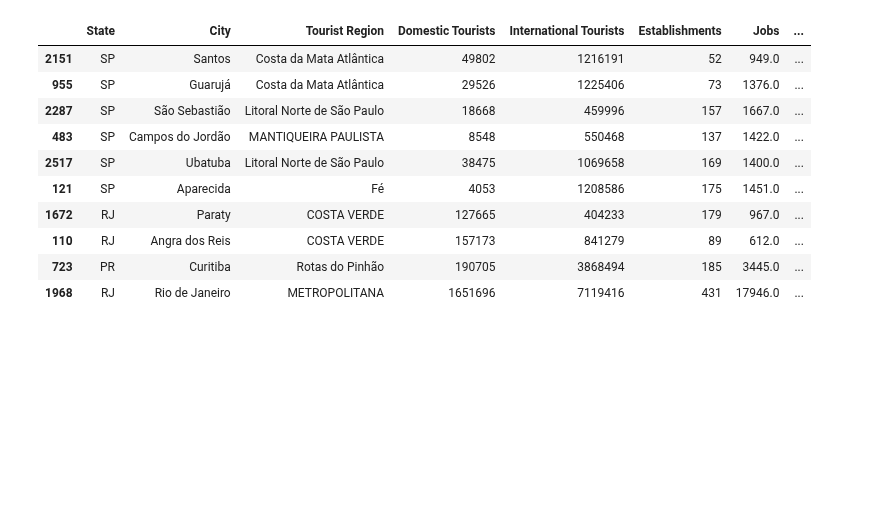
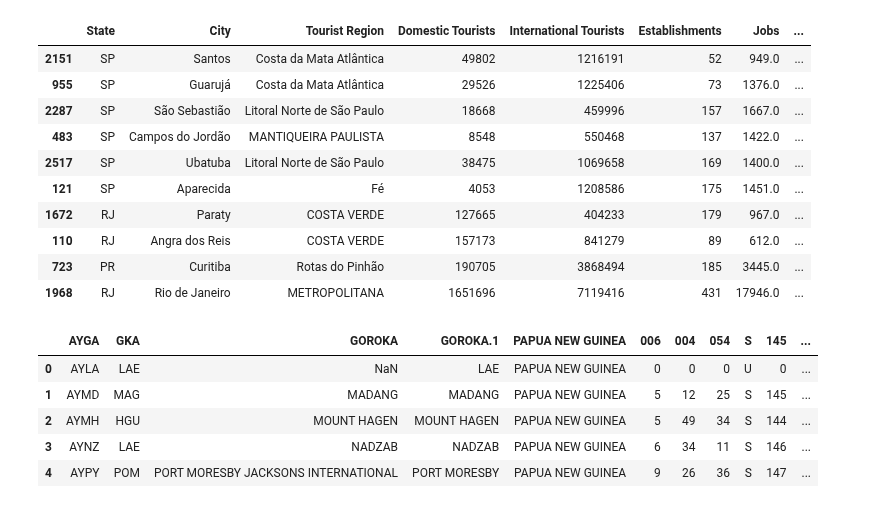
Before and after one commit to juhtolent/Brazil_Tourism, a Jupyter notebook: Data Analysis - Tourism.ipynb, the cells around one changed output. Drawn from its saved outputs; the diff is of its cells as text; code cells hidden in the pictures; blank space fills up the shorter version.

```diff
--- a/Data Analysis - Tourism.ipynb
+++ b/Data Analysis - Tourism.ipynb
@@ -586,3 +586,19 @@ df_total[(df_total['Year'] == 2019) &
 | 110 | RJ | Angra dos Reis | COSTA VERDE | 157173 | 841279 | 89 | 612.0 | ... |
 | 723 | PR | Curitiba | Rotas do Pinhão | 190705 | 3868494 | 185 | 3445.0 | ... |
 | 1968 | RJ | Rio de Janeiro | METROPOLITANA | 1651696 | 7119416 | 431 | 17946.0 | ... |
+# %%
+df_airport = pd.read_csv(r'data\GlobalAirportDatabase.txt', delimiter=':', index_col=ICAO code
+IATA code
+Name
+Country
+City
+Latitude-Longitude position
+Altitude
+df_airport.head()
+# %% [output]
+|  | AYGA | GKA | GOROKA | GOROKA.1 | PAPUA NEW GUINEA | 006 | 004 | 054 | S | 145 | ... |
+| 0 | AYLA | LAE | NaN | LAE | PAPUA NEW GUINEA | 0 | 0 | 0 | U | 0 | ... |
+| 1 | AYMD | MAG | MADANG | MADANG | PAPUA NEW GUINEA | 5 | 12 | 25 | S | 145 | ... |
+| 2 | AYMH | HGU | MOUNT HAGEN | MOUNT HAGEN | PAPUA NEW GUINEA | 5 | 49 | 34 | S | 144 | ... |
+| 3 | AYNZ | LAE | NADZAB | NADZAB | PAPUA NEW GUINEA | 6 | 34 | 11 | S | 146 | ... |
+| 4 | AYPY | POM | PORT MORESBY JACKSONS INTERNATIONAL | PORT MORESBY | PAPUA NEW GUINEA | 9 | 26 | 36 | S | 147 | ... |
```
Also changed, not shown: 1 other file.
